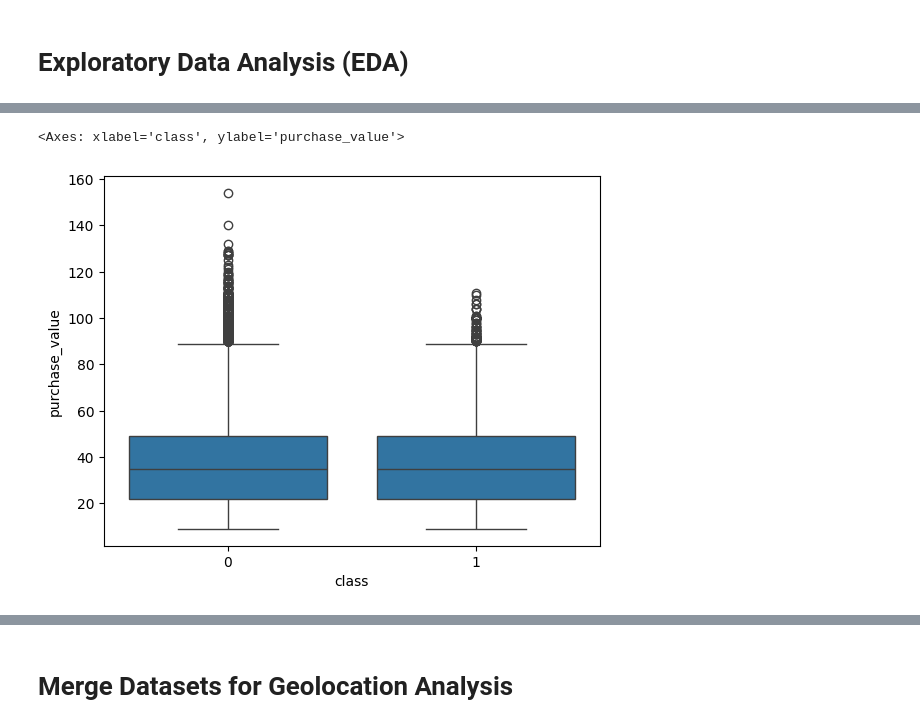
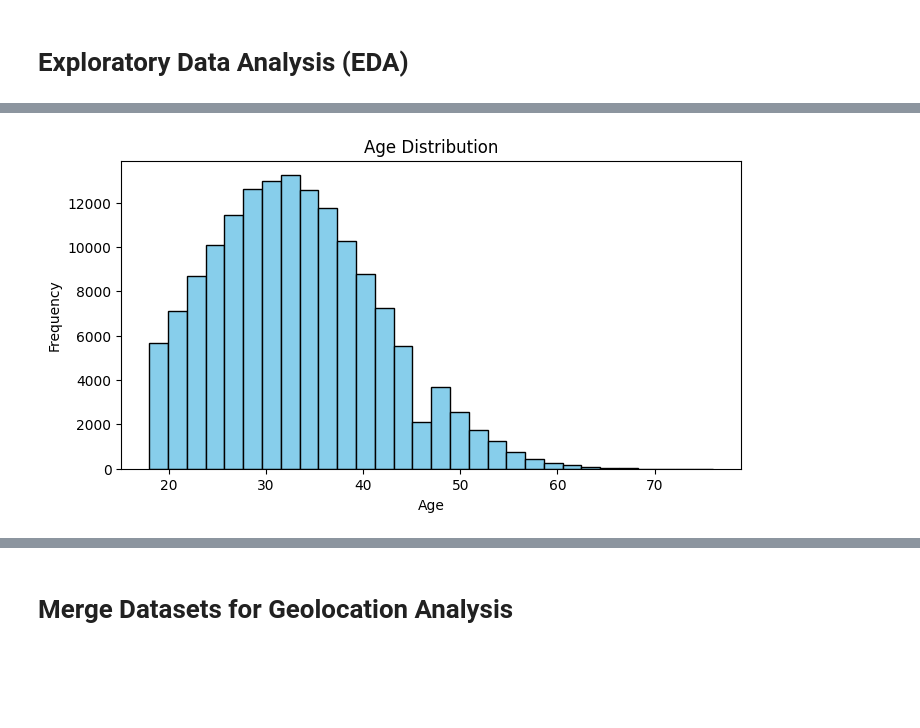
Before and after one commit to Abrham111/adey-innovations-fraud-detection, a Jupyter notebook: notebooks/DataAnalysisandPreprocessing.ipynb, the cells around one changed output, grey strips where cells are left out. Saved outputs shown, nothing was run; the diff lists cells and outputs as text; code cells hidden in the pictures; blank space fills up the shorter version.

```diff
--- a/notebooks/DataAnalysisandPreprocessing.ipynb
+++ b/notebooks/DataAnalysisandPreprocessing.ipynb
@@ -101,7 +94,13 @@ df_fraud['purchase_value'].hist(bins=30)
-# %%
-# Bivariate analysis
-import seaborn as sns
-sns.boxplot(x='class', y='purchase_value', data=df_fraud)
-# %% [output]
-<Axes: xlabel='class', ylabel='purchase_value'>
-[figure, removed]
+# %%
+# Univariate analysis
+import matplotlib.pyplot as plt
+
+# Plotting the distribution of age
+plt.figure(figsize=(8, 4))
+plt.hist(df_fraud['age'], bins=30, color='skyblue', edgecolor='black')
+plt.title('Age Distribution')
+plt.xlabel('Age')
+plt.ylabel('Frequency')
+plt.show()
+# %% [output]
+[figure, added]
```
Also changed, not shown: parts of 3 cells of this notebook.
